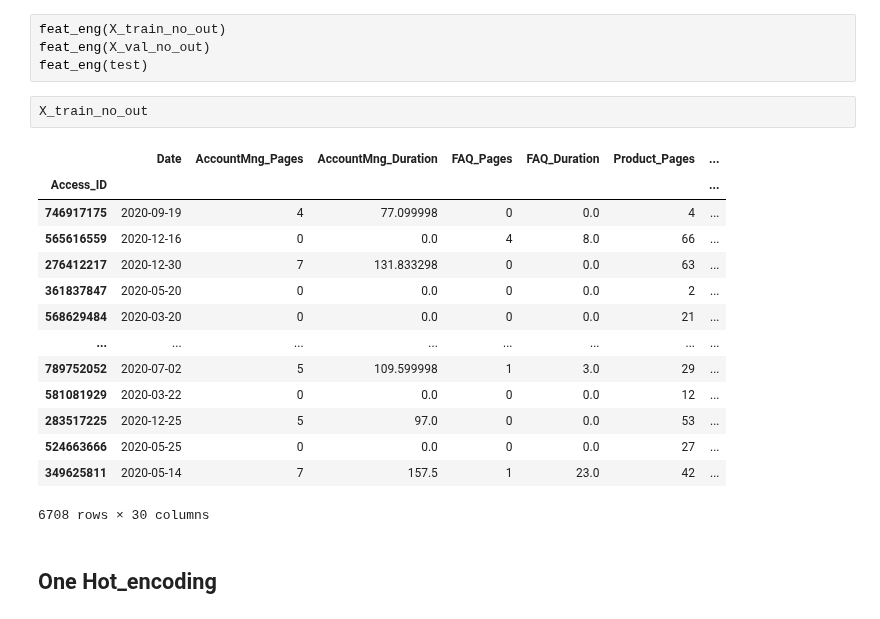
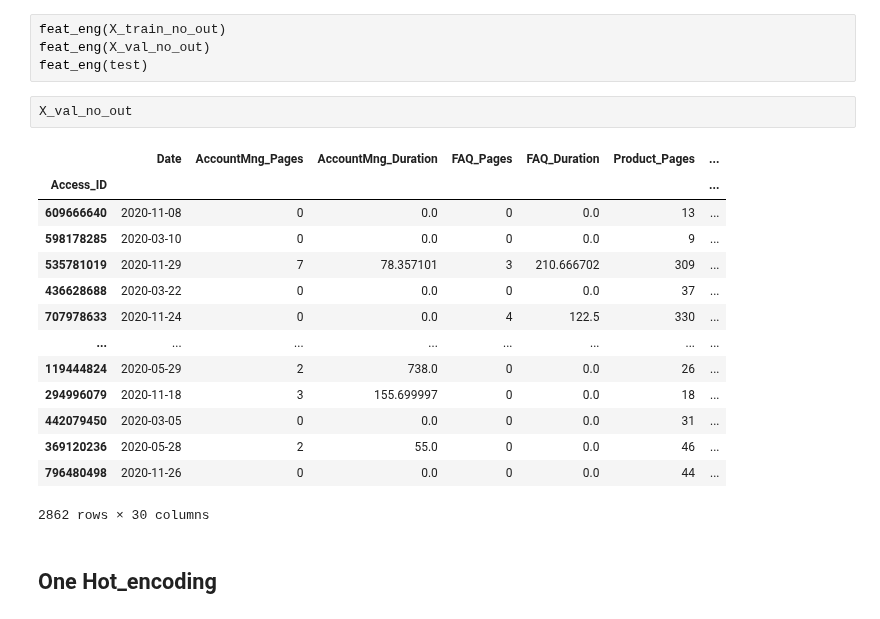
Before and after one commit to filipacarreira/MachineLearningProject, a Jupyter notebook: techscape-ecommerce/main_withchanges.ipynb, the cells around one changed output. Cells and saved outputs as stored; diff of their text form.

```diff
--- a/techscape-ecommerce/main_withchanges.ipynb
+++ b/techscape-ecommerce/main_withchanges.ipynb
@@ -679,23 +567,23 @@ def feat_eng(df):
 feat_eng(X_train_no_out)
 feat_eng(X_val_no_out)
 feat_eng(test)
-# %%
-X_train_no_out
-# %% [output]
-|  | Date | AccountMng_Pages | AccountMng_Duration | FAQ_Pages | FAQ_Duration | Product_Pages | ... |
-| Access_ID |  |  |  |  |  |  | ... |
-| 746917175 | 2020-09-19 | 4 | 77.099998 | 0 | 0.0 | 4 | ... |
-| 565616559 | 2020-12-16 | 0 | 0.0 | 4 | 8.0 | 66 | ... |
-| 276412217 | 2020-12-30 | 7 | 131.833298 | 0 | 0.0 | 63 | ... |
-| 361837847 | 2020-05-20 | 0 | 0.0 | 0 | 0.0 | 2 | ... |
-| 568629484 | 2020-03-20 | 0 | 0.0 | 0 | 0.0 | 21 | ... |
-| ... | ... | ... | ... | ... | ... | ... | ... |
-| 789752052 | 2020-07-02 | 5 | 109.599998 | 1 | 3.0 | 29 | ... |
-| 581081929 | 2020-03-22 | 0 | 0.0 | 0 | 0.0 | 12 | ... |
-| 283517225 | 2020-12-25 | 5 | 97.0 | 0 | 0.0 | 53 | ... |
-| 524663666 | 2020-05-25 | 0 | 0.0 | 0 | 0.0 | 27 | ... |
-| 349625811 | 2020-05-14 | 7 | 157.5 | 1 | 23.0 | 42 | ... |
-6708 rows × 30 columns
+# %%
+X_val_no_out
+# %% [output]
+|  | Date | AccountMng_Pages | AccountMng_Duration | FAQ_Pages | FAQ_Duration | Product_Pages | ... |
+| Access_ID |  |  |  |  |  |  | ... |
+| 609666640 | 2020-11-08 | 0 | 0.0 | 0 | 0.0 | 13 | ... |
+| 598178285 | 2020-03-10 | 0 | 0.0 | 0 | 0.0 | 9 | ... |
+| 535781019 | 2020-11-29 | 7 | 78.357101 | 3 | 210.666702 | 309 | ... |
+| 436628688 | 2020-03-22 | 0 | 0.0 | 0 | 0.0 | 37 | ... |
+| 707978633 | 2020-11-24 | 0 | 0.0 | 4 | 122.5 | 330 | ... |
+| ... | ... | ... | ... | ... | ... | ... | ... |
+| 119444824 | 2020-05-29 | 2 | 738.0 | 0 | 0.0 | 26 | ... |
+| 294996079 | 2020-11-18 | 3 | 155.699997 | 0 | 0.0 | 18 | ... |
+| 442079450 | 2020-03-05 | 0 | 0.0 | 0 | 0.0 | 31 | ... |
+| 369120236 | 2020-05-28 | 2 | 55.0 | 0 | 0.0 | 46 | ... |
+| 796480498 | 2020-11-26 | 0 | 0.0 | 0 | 0.0 | 44 | ... |
+2862 rows × 30 columns
 # %% [markdown]
 ## One Hot_encoding
 # %% [markdown]
```
Also changed, not shown: parts of 47 cells of this notebook, 1 other file.
